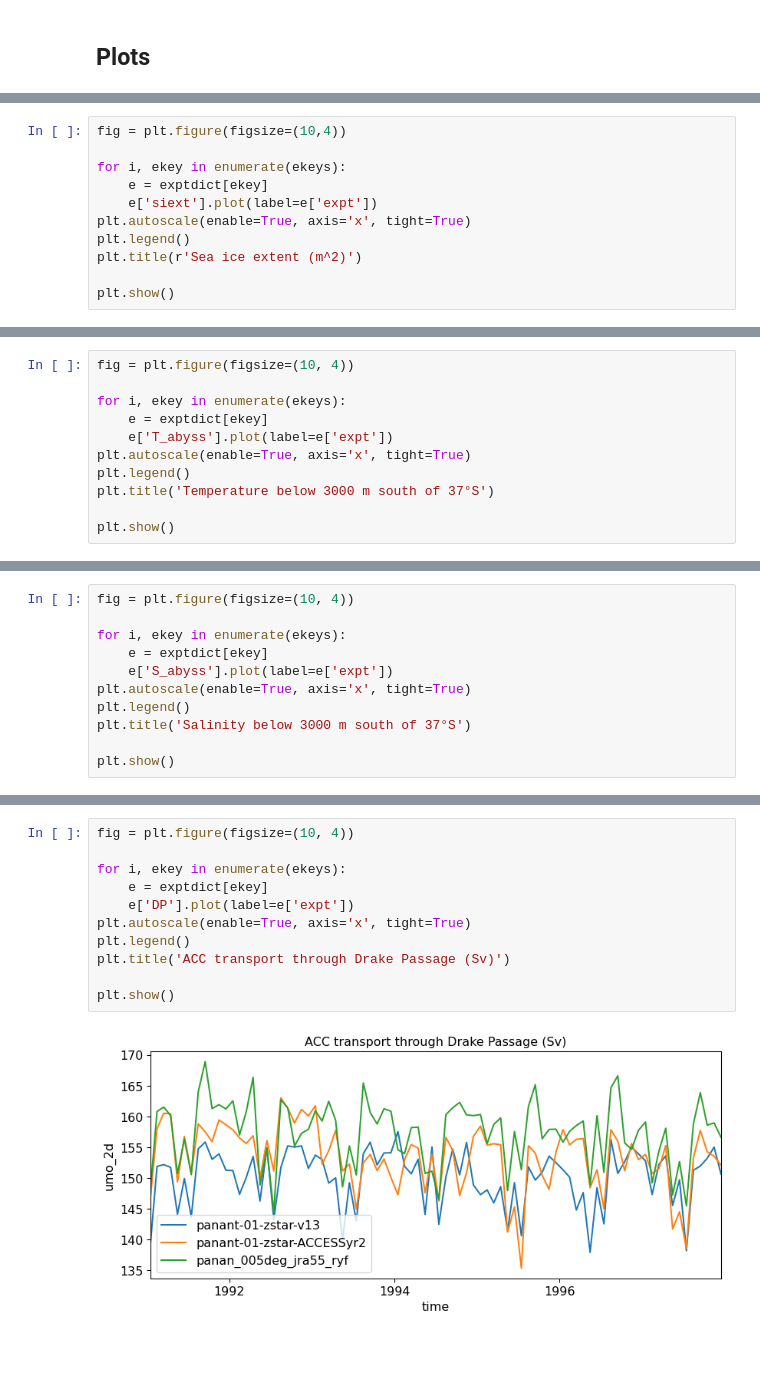
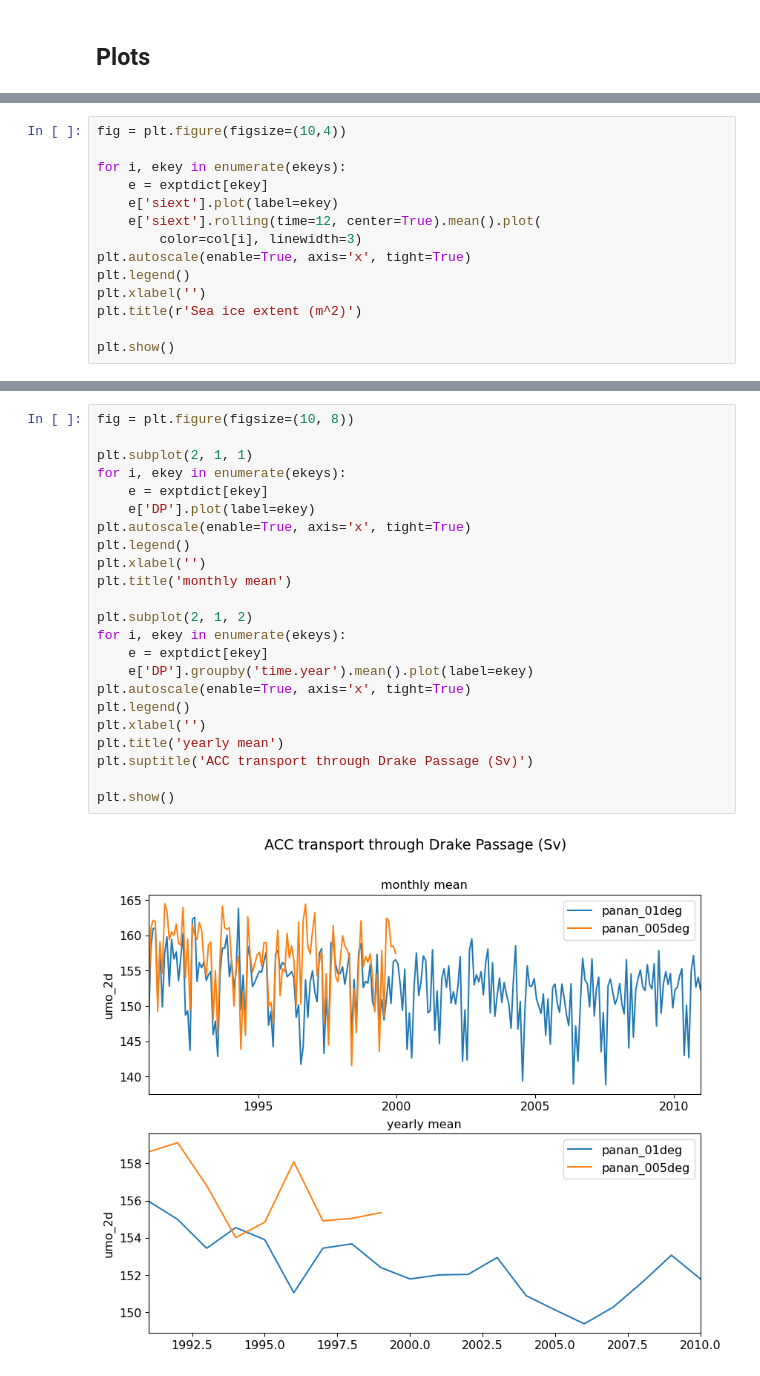
Before and after one commit to schmidt-christina/mom6_comparison, a Jupyter notebook: MOM6-005_assessment_timeseries.ipynb, the cells around one changed output, grey strips where cells are left out. Drawn from its saved outputs; the diff is of its cells as text; blank space fills up the shorter version.

```diff
--- a/MOM6-005_assessment_timeseries.ipynb
+++ b/MOM6-005_assessment_timeseries.ipynb
@@ -292,9 +323,12 @@ fig = plt.figure(figsize=(10,4))
 
 for i, ekey in enumerate(ekeys):
     e = exptdict[ekey]
-    e['siext'].plot(label=e['expt'])
+    e['siext'].plot(label=ekey)
+    e['siext'].rolling(time=12, center=True).mean().plot(
+        color=col[i], linewidth=3)
 plt.autoscale(enable=True, axis='x', tight=True)
 plt.legend()
+plt.xlabel('')
 plt.title(r'Sea ice extent (m^2)')
 
 plt.show()
@@ -303,11 +336,0 @@ plt.show()
-# %%
-fig = plt.figure(figsize=(10, 4))
-
-for i, ekey in enumerate(ekeys):
-    e = exptdict[ekey]
-    e['T_abyss'].plot(label=e['expt'])
-plt.autoscale(enable=True, axis='x', tight=True)
-plt.legend()
-plt.title('Temperature below 3000 m south of 37°S')
-
-plt.show()
@@ -316,11 +336,0 @@ plt.show()
-# %%
-fig = plt.figure(figsize=(10, 4))
-
-for i, ekey in enumerate(ekeys):
-    e = exptdict[ekey]
-    e['S_abyss'].plot(label=e['expt'])
-plt.autoscale(enable=True, axis='x', tight=True)
-plt.legend()
-plt.title('Salinity below 3000 m south of 37°S')
-
-plt.show()
@@ -329,13 +339,25 @@ plt.show()
 # %%
-fig = plt.figure(figsize=(10, 4))
+fig = plt.figure(figsize=(10, 8))
 
+plt.subplot(2, 1, 1)
 for i, ekey in enumerate(ekeys):
     e = exptdict[ekey]
-    e['DP'].plot(label=e['expt'])
+    e['DP'].plot(label=ekey)
 plt.autoscale(enable=True, axis='x', tight=True)
 plt.legend()
-plt.title('ACC transport through Drake Passage (Sv)')
+plt.xlabel('')
+plt.title('monthly mean')
+
+plt.subplot(2, 1, 2)
+for i, ekey in enumerate(ekeys):
+    e = exptdict[ekey]
+    e['DP'].groupby('time.year').mean().plot(label=ekey)
+plt.autoscale(enable=True, axis='x', tight=True)
+plt.legend()
+plt.xlabel('')
+plt.title('yearly mean')
+plt.suptitle('ACC transport through Drake Passage (Sv)')
 
 plt.show()
 # %% [output]
-[figure, old version]
+[figure, new version]
```
Also changed, not shown: parts of 38 cells of this notebook.
